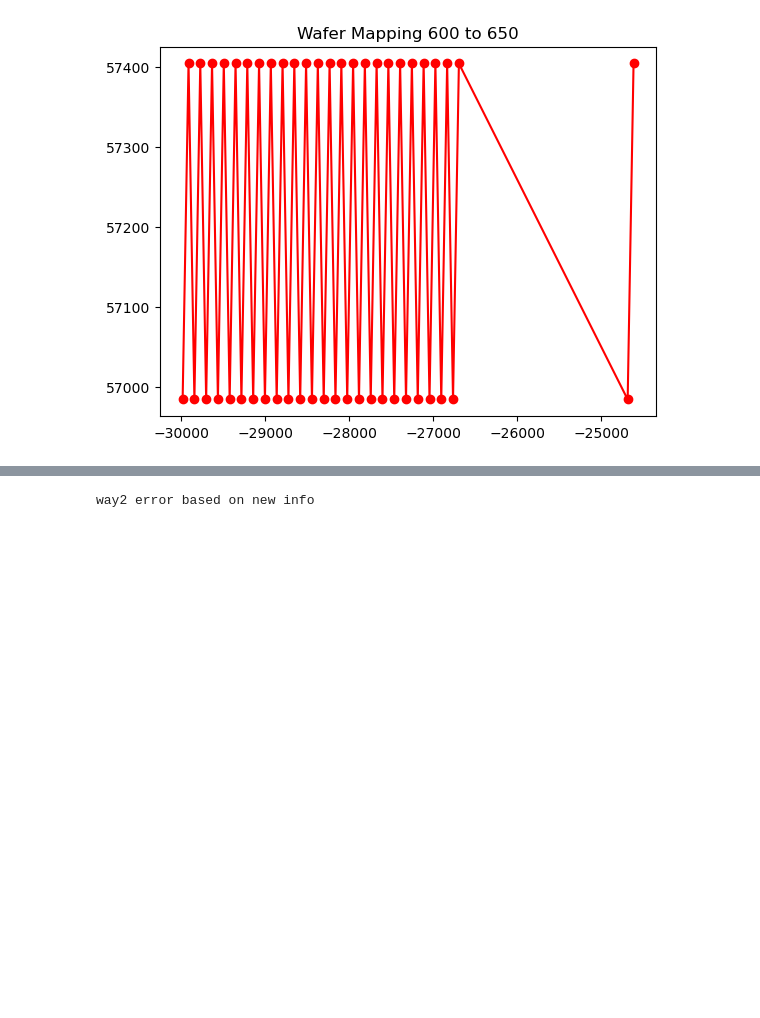
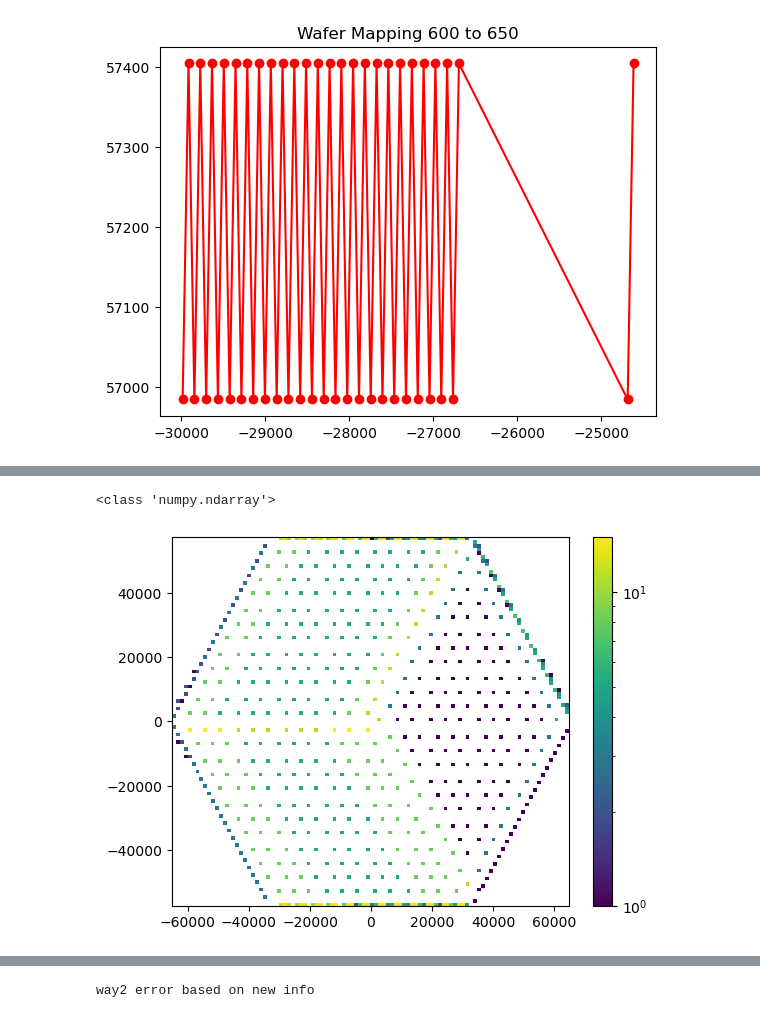
Before and after one commit to ReChen33/QuReseach, a Jupyter notebook: code/wafer/TestWafer.ipynb, the cells around one changed output, grey strips where cells are left out. Cells and saved outputs as stored; diff of their text form; code cells hidden in the pictures; blank space fills up the shorter version.

```diff
--- a/code/wafer/TestWafer.ipynb
+++ b/code/wafer/TestWafer.ipynb
@@ -901,3 +1027,32 @@ g2_df3.to_csv('.\data\goal2 Ver2.1 same pixel pad info.csv', index=False)
+# %%
+#show all dis is zero
+g2_0dis_1st = []
+g2_0dis_2nd = []
+for i in range(len(goal2_first_pad_info)):
+    if goal2_dis[i] == 0:
+        g2_0dis_1st.append(goal2_first_pad_info[i])
+        g2_0dis_2nd.append(goal2_second_pad_info[i])
+
+g2_0dis_1st = np.array(g2_0dis_1st)
+g2_0dis_2nd = np.array(g2_0dis_2nd)
+
+g2_0dis_info = np.column_stack((g2_0dis_1st, g2_0dis_2nd))
+g2_df3 = pd.DataFrame(g2_0dis_info, columns = g2_1st_col+g2_2nd_col )
+g2_df3.to_csv('.\data\goal2 Ver2.1 same pixel pad info.csv', index=False)
+print(type(g2_0dis_1st[:,PixelXIndex]))
+plt.hist2d(np.float64(g2_0dis_1st[:,PixelXIndex]), np.float64(g2_0dis_1st[:,PixelYIndex]),
+            bins = (100,100), norm=colors.LogNorm())
+plt.hist2d(np.float64(g2_0dis_1st[:,PadXIndex]), np.float64(g2_0dis_1st[:,PadYIndex]),
+            bins = (100,100), norm=colors.LogNorm())
+# plt.hist2d(np.float64(g2_0dis_2nd[:,PadXIndex]), np.float64(g2_0dis_2nd[:,PadYIndex]),
+#             bins = (100,100), norm=colors.LogNorm())
+plt.colorbar()
+plt.show()
+
+#end of pixel analysis
+# %% [output]
+<class 'numpy.ndarray'>
+[figure, added]
 # %%
 """# try to seperate the data to see plot more clearly
 # 15901 is decide by the histogram data above
```
Also changed, not shown: parts of 12 cells of this notebook, 6 other files.
